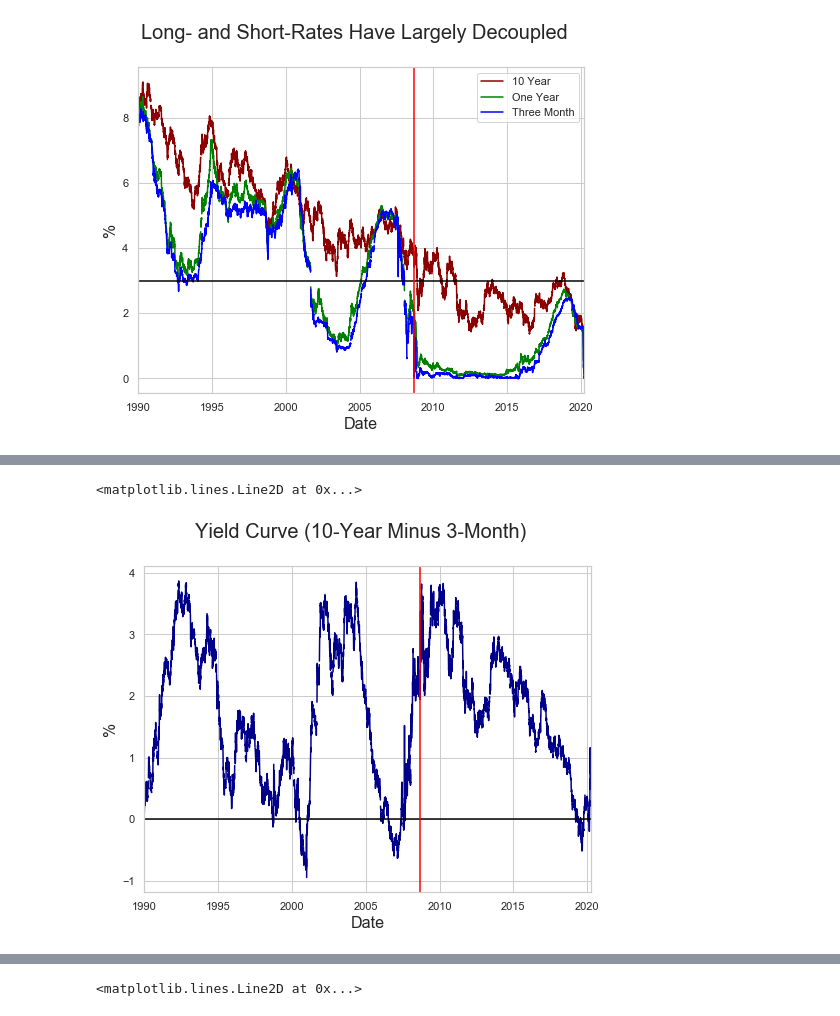
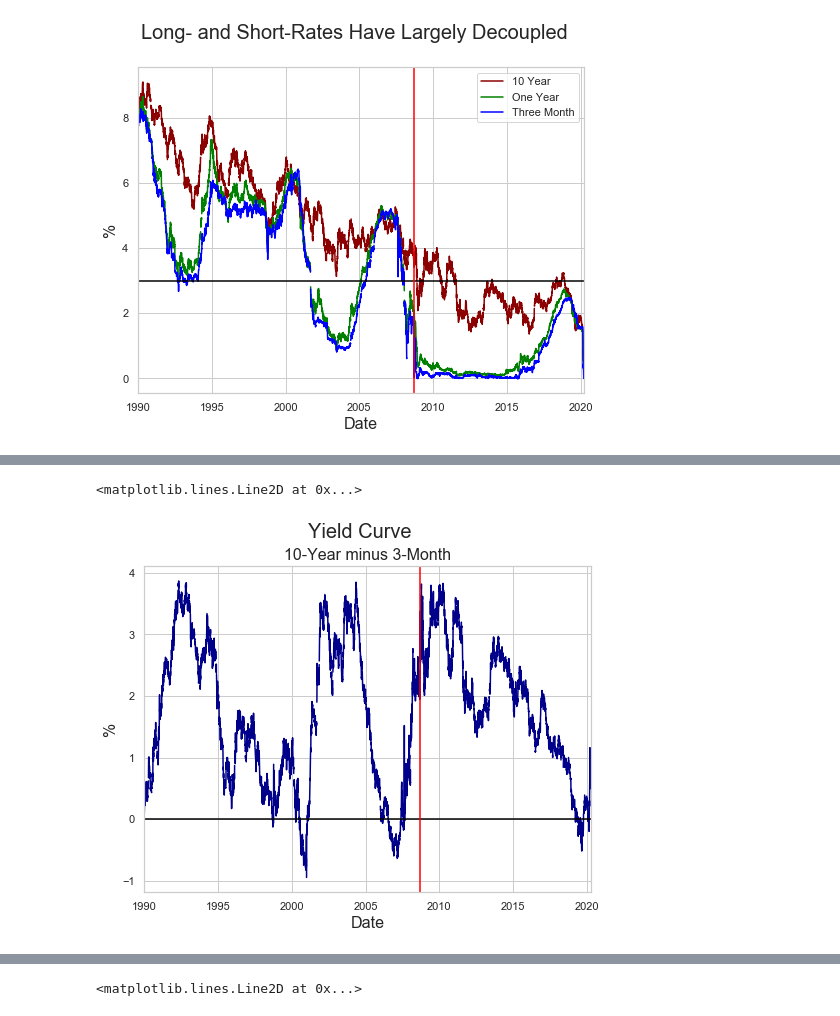
Before and after one commit to thsavage/Macro, a Jupyter notebook: Macroeconomic Observations During a Pandemic.ipynb, the cells around one changed output, grey strips where cells are left out. Cells and saved outputs as stored; diff of their text form; code cells hidden in the pictures.

```diff
--- a/Macroeconomic Observations During a Pandemic.ipynb
+++ b/Macroeconomic Observations During a Pandemic.ipynb
@@ -58,15 +70,16 @@ plt.axvline(dt.datetime(2008, 9, 15), color="red")
 # %%
 yield_curve = fred.get_series("T10Y3M", observation_start='1990-01-01')
 
 yield_curve.plot(color='darkblue', figsize=(8, 6))
-plt.suptitle('Yield Curve (10-Year Minus 3-Month)', fontsize=20)
+plt.suptitle('Yield Curve', fontsize=20)
+plt.title('10-Year minus 3-Month', fontsize=16)
 plt.xlabel('Date', fontsize=16)
 plt.ylabel('%', fontsize=16)
 plt.axhline(0, color="black")
 plt.axvline(dt.datetime(2008, 9, 15), color="red")
 # %% [output]
 <matplotlib.lines.Line2D at 0x...>
-[figure, old version]
+[figure, new version]
 # %%
 break_even = fred.get_series("T10YIE", observation_start='2000-01-01')
 
```
Also changed, not shown: parts of 9 cells of this notebook.
